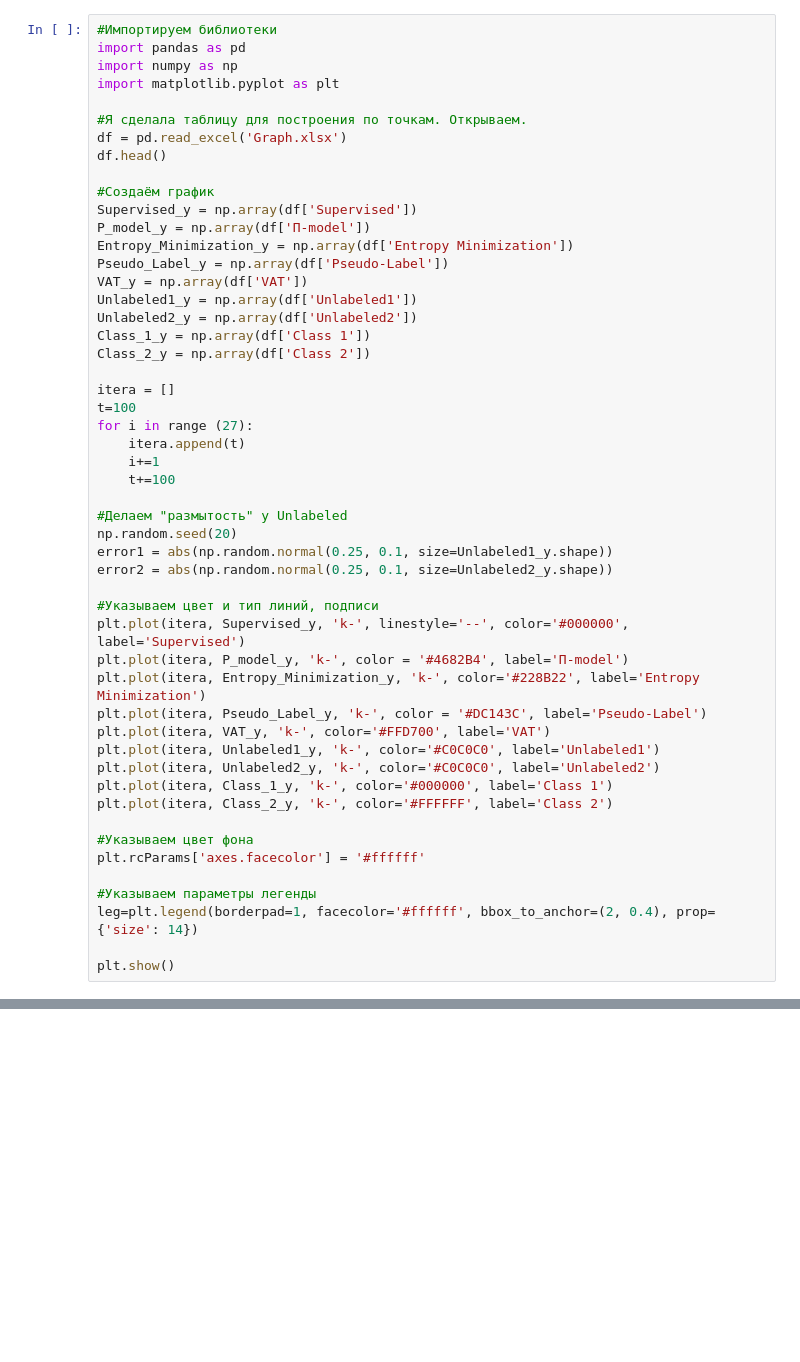
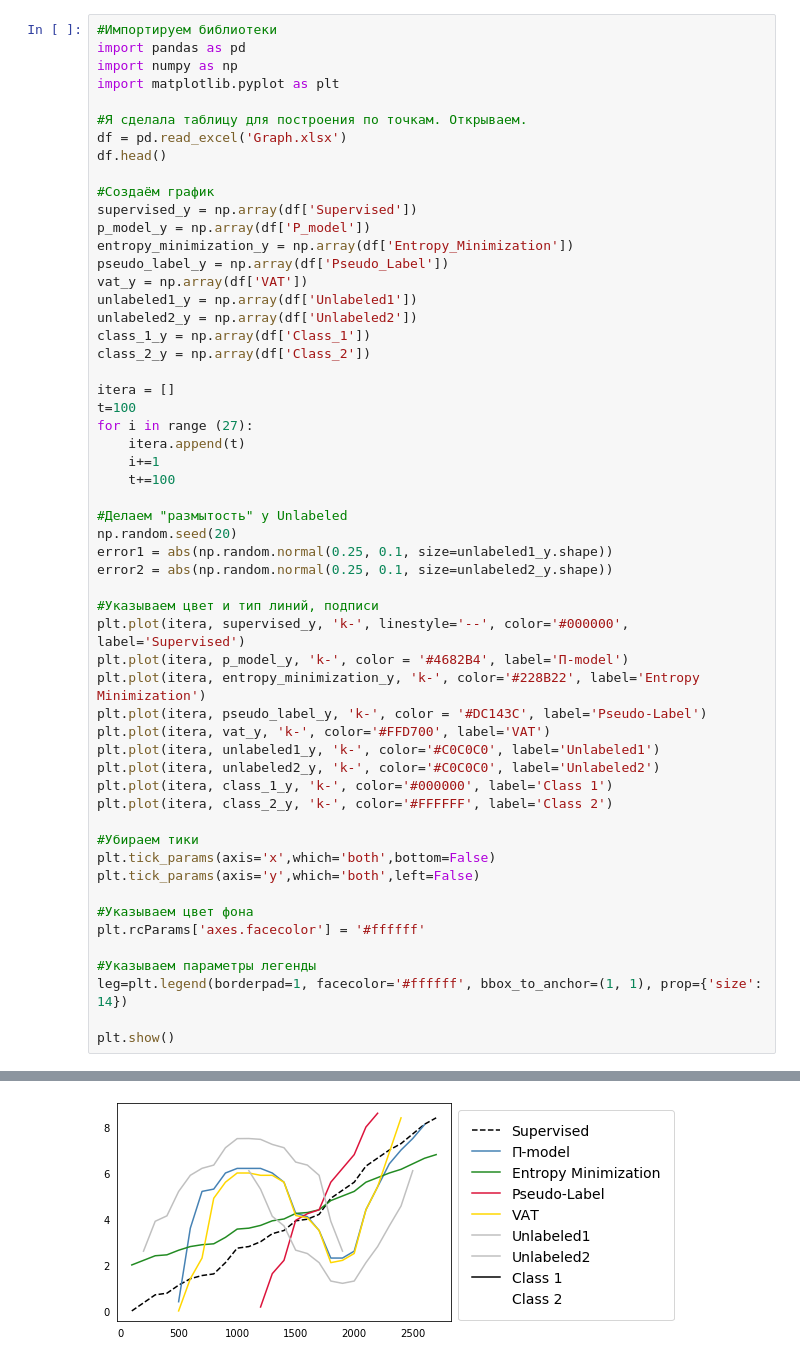
Before and after one commit to kazarezova/Graph, a Jupyter notebook: Kazarezova_Graph.ipynb, the cells around one changed output, grey strips where cells are left out. Saved outputs shown, nothing was run; the diff lists cells and outputs as text; blank space fills up the shorter version.

```diff
--- a/Kazarezova_Graph.ipynb
+++ b/Kazarezova_Graph.ipynb
@@ -9,15 +9,15 @@ df = pd.read_excel('Graph.xlsx')
 df.head()
 
 #Создаём график
-Supervised_y = np.array(df['Supervised'])
-P_model_y = np.array(df['П-model'])
-Entropy_Minimization_y = np.array(df['Entropy Minimization'])
-Pseudo_Label_y = np.array(df['Pseudo-Label'])
-VAT_y = np.array(df['VAT'])
-Unlabeled1_y = np.array(df['Unlabeled1'])
-Unlabeled2_y = np.array(df['Unlabeled2'])
-Class_1_y = np.array(df['Class 1'])
-Class_2_y = np.array(df['Class 2'])
+supervised_y = np.array(df['Supervised'])
+p_model_y = np.array(df['P_model'])
+entropy_minimization_y = np.array(df['Entropy_Minimization'])
+pseudo_label_y = np.array(df['Pseudo_Label'])
+vat_y = np.array(df['VAT'])
+unlabeled1_y = np.array(df['Unlabeled1'])
+unlabeled2_y = np.array(df['Unlabeled2'])
+class_1_y = np.array(df['Class_1'])
+class_2_y = np.array(df['Class_2'])
 
 itera = []
 t=100
@@ -28,25 +28,29 @@ for i in range (27):
 
 #Делаем "размытость" у Unlabeled
 np.random.seed(20)
-error1 = abs(np.random.normal(0.25, 0.1, size=Unlabeled1_y.shape))
-error2 = abs(np.random.normal(0.25, 0.1, size=Unlabeled2_y.shape))
+error1 = abs(np.random.normal(0.25, 0.1, size=unlabeled1_y.shape))
+error2 = abs(np.random.normal(0.25, 0.1, size=unlabeled2_y.shape))
 
 #Указываем цвет и тип линий, подписи
-plt.plot(itera, Supervised_y, 'k-', linestyle='--', color='#000000', label='Supervised')
-plt.plot(itera, P_model_y, 'k-', color = '#4682B4', label='П-model')
-plt.plot(itera, Entropy_Minimization_y, 'k-', color='#228B22', label='Entropy Minimization')
-plt.plot(itera, Pseudo_Label_y, 'k-', color = '#DC143C', label='Pseudo-Label')
-plt.plot(itera, VAT_y, 'k-', color='#FFD700', label='VAT')
-plt.plot(itera, Unlabeled1_y, 'k-', color='#C0C0C0', label='Unlabeled1')
-plt.plot(itera, Unlabeled2_y, 'k-', color='#C0C0C0', label='Unlabeled2')
-plt.plot(itera, Class_1_y, 'k-', color='#000000', label='Class 1')
-plt.plot(itera, Class_2_y, 'k-', color='#FFFFFF', label='Class 2')
+plt.plot(itera, supervised_y, 'k-', linestyle='--', color='#000000', label='Supervised')
+plt.plot(itera, p_model_y, 'k-', color = '#4682B4', label='П-model')
+plt.plot(itera, entropy_minimization_y, 'k-', color='#228B22', label='Entropy Minimization')
+plt.plot(itera, pseudo_label_y, 'k-', color = '#DC143C', label='Pseudo-Label')
+plt.plot(itera, vat_y, 'k-', color='#FFD700', label='VAT')
+plt.plot(itera, unlabeled1_y, 'k-', color='#C0C0C0', label='Unlabeled1')
+plt.plot(itera, unlabeled2_y, 'k-', color='#C0C0C0', label='Unlabeled2')
+plt.plot(itera, class_1_y, 'k-', color='#000000', label='Class 1')
+plt.plot(itera, class_2_y, 'k-', color='#FFFFFF', label='Class 2')
+
+#Убираем тики
+plt.tick_params(axis='x',which='both',bottom=False)
+plt.tick_params(axis='y',which='both',left=False)
 
 #Указываем цвет фона
 plt.rcParams['axes.facecolor'] = '#ffffff'
 
 #Указываем параметры легенды
-leg=plt.legend(borderpad=1, facecolor='#ffffff', bbox_to_anchor=(2, 0.4), prop={'size': 14})
+leg=plt.legend(borderpad=1, facecolor='#ffffff', bbox_to_anchor=(1, 1), prop={'size': 14})
 
 plt.show()
 # %% [output]
@@ -53,0 +57 @@ KeyError: 'П-model'
+[figure, added]
```
Also changed, not shown: parts of 1 cell of this notebook.
